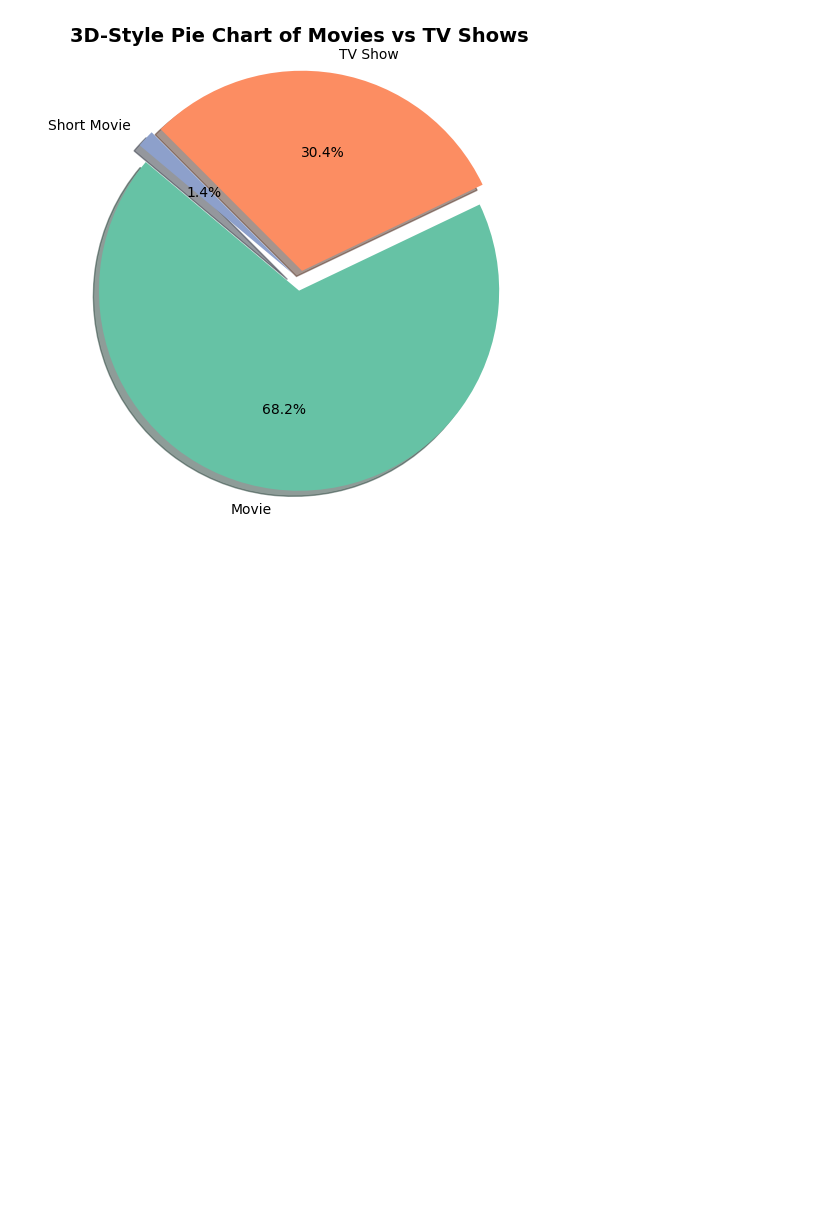
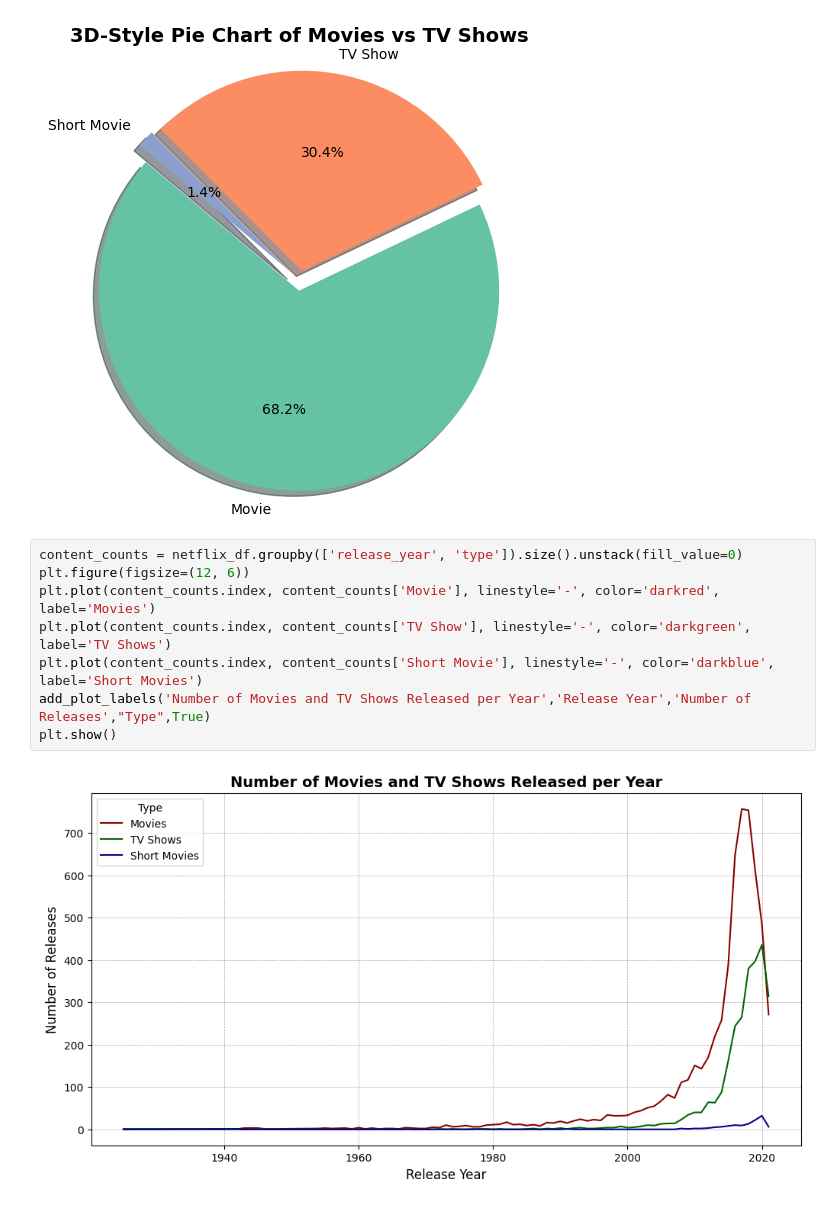
Before and after one commit to Mahaburalam/Netflix-movie-data-analysis, a Jupyter notebook: Netflix movie data analysis.ipynb, the cells around one changed output. Cells and saved outputs as stored; diff of their text form; blank space fills up the shorter version.

```diff
--- a/Netflix movie data analysis.ipynb
+++ b/Netflix movie data analysis.ipynb
@@ -265,3 +273,13 @@ type_counts = netflix_df['type'].value_counts()
 plot_3d_style_pie_chart(type_counts, '3D-Style Pie Chart of Movies vs TV Shows')
 # %% [output]
 [figure]
+# %%
+content_counts = netflix_df.groupby(['release_year', 'type']).size().unstack(fill_value=0)
+plt.figure(figsize=(12, 6))
+plt.plot(content_counts.index, content_counts['Movie'], linestyle='-', color='darkred', label='Movies')
+plt.plot(content_counts.index, content_counts['TV Show'], linestyle='-', color='darkgreen', label='TV Shows')
+plt.plot(content_counts.index, content_counts['Short Movie'], linestyle='-', color='darkblue', label='Short Movies')
+add_plot_labels('Number of Movies and TV Shows Released per Year','Release Year','Number of Releases',"Type",True)
+plt.show()
+# %% [output]
+[figure, added]
```
Also changed, not shown: parts of 12 cells of this notebook.
